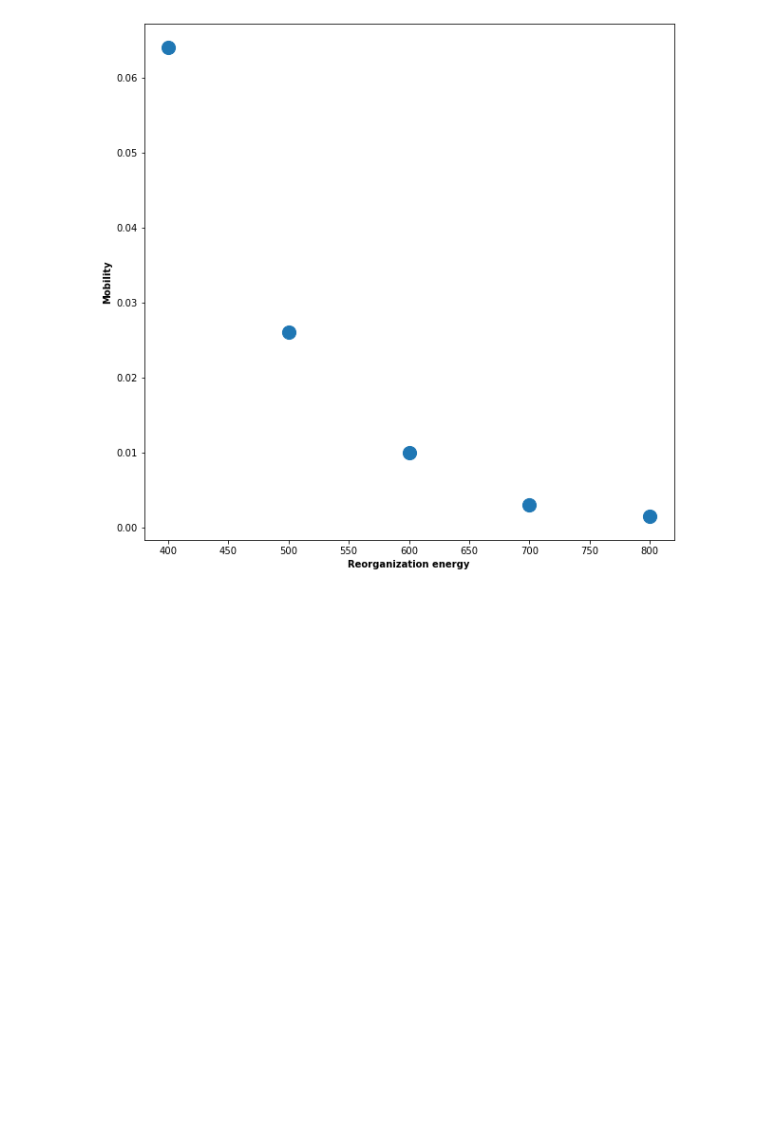
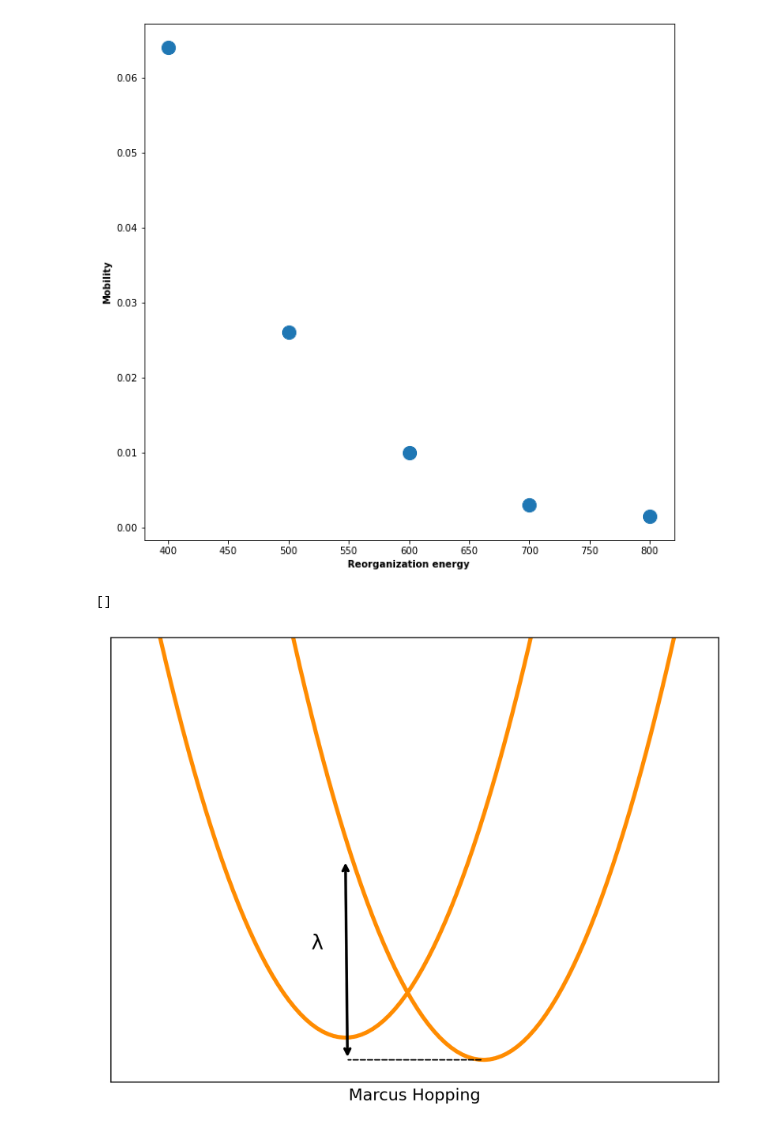
Before and after one commit to JimmyRushing/thesis, a Jupyter notebook: notebooks/reorganization_plot.ipynb, the cells around one changed output. Drawn from its saved outputs; the diff is of its cells as text; code cells hidden in the pictures; blank space fills up the shorter version.

```diff
--- a/notebooks/reorganization_plot.ipynb
+++ b/notebooks/reorganization_plot.ipynb
@@ -63,3 +63,30 @@ plt.scatter(x,y,marker ='o',s = 200)
 # %% [output]
 ''
 [figure]
+# %%
+
+fig = plt.figure(figsize = (8, 6), dpi=300)
+
+ax = plt.axes()
+ax.set_xlabel("Marcus Hopping", fontsize = 12)
+ax.annotate("", xytext=(1.5, 0.5), xy=(1.515, .05),
+            arrowprops=dict(arrowstyle="<->",lw=2))
+ax.annotate("", xytext=(2.5, 0.05), xy=(1.5, .05),
+            arrowprops=dict(arrowstyle="-",linestyle = '--'))
+ax.annotate("$\mathregular{\lambda}$",(1.25,0.3), fontsize = 15)
+a = np.linspace(0,4,100)
+b = .5*(a-2.5)**2+.05
+plt.plot(a,b,scaley = False, color = "darkorange", linewidth = 3)
+c = np.linspace(0,4,100)
+d = .5*(a-1.5)**2+.1
+plt.plot(c,d,scaley = False,color = "darkorange", linewidth = 3)
+
+ax.set_xticks([])
+ax.set_yticks([])
+
+
+#line = np.linspace(100,800,1000)
+#ax.plot(line, line*0, color = "black")
+# %% [output]
+[]
+[figure, added]
```
Also changed, not shown: 1 other file.
